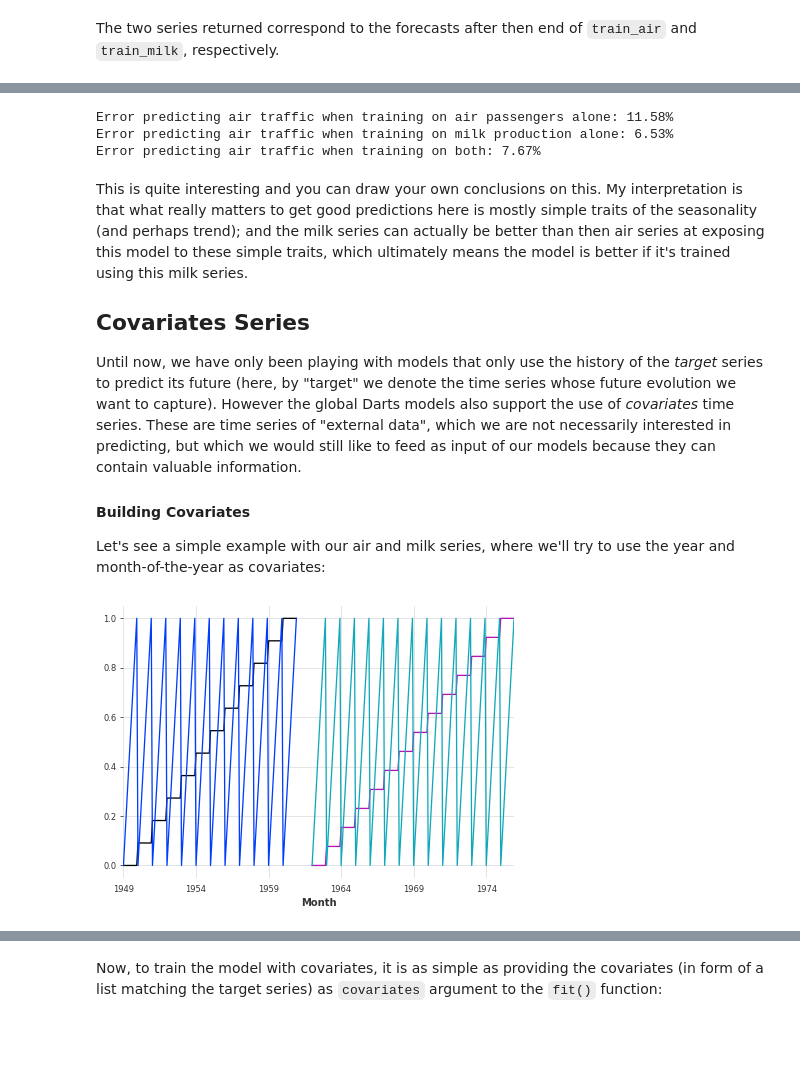
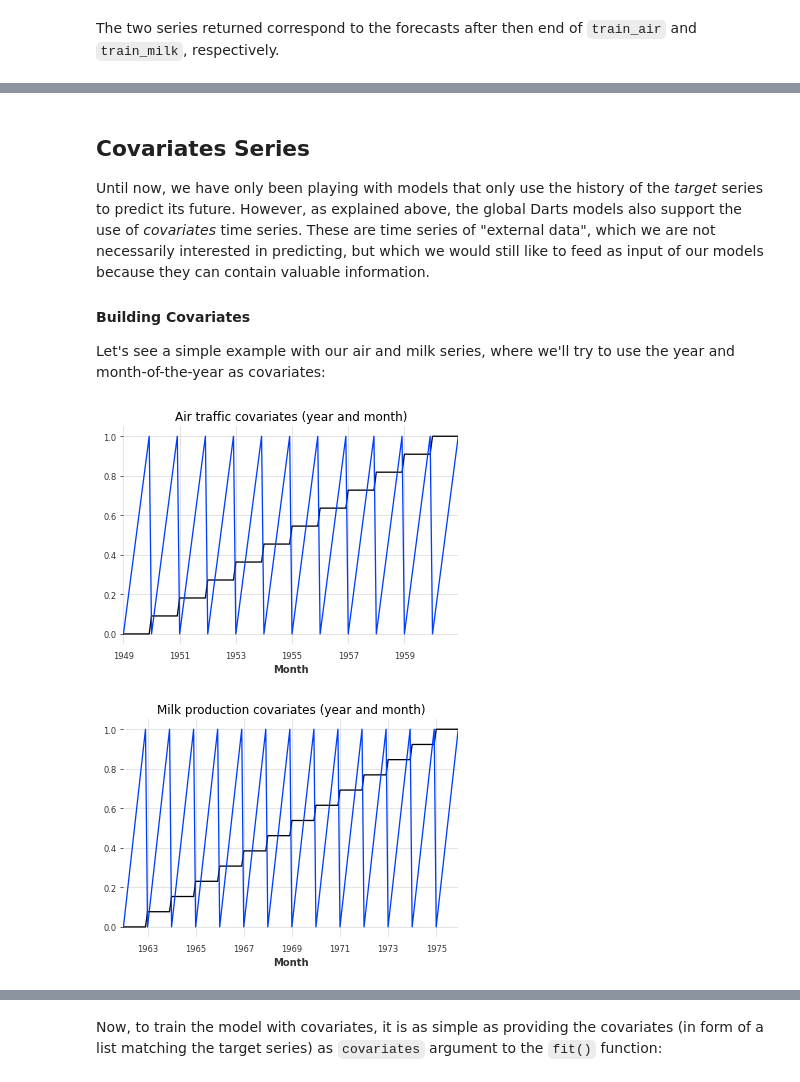
Before and after one commit to unit8co/darts, a Jupyter notebook: examples/multi-time-series-and-covariates.ipynb, the cells around one changed output, grey strips where cells are left out. Saved outputs shown, nothing was run; the diff lists cells and outputs as text; code cells hidden in the pictures; blank space fills up the shorter version.

```diff
--- a/examples/multi-time-series-and-covariates.ipynb
+++ b/examples/multi-time-series-and-covariates.ipynb
@@ -215,51 +193,42 @@ model_air_milk.fit([train_air, train_milk])
-# %%
-pred_from_air_model = model_air_alone.predict(n=len(val_air))
-pred_from_milk_model = model_milk_alone.predict(n=len(val_air), series=train_air)
-pred_from_air_milk_model = model_air_milk.predict(n=len(val_air), series=train_air)
-
-print('Error predicting air traffic when training on air passengers alone: {:.2f}%'.format(mape(pred_from_air_model, val_air)))
-print('Error predicting air traffic when training on milk production alone: {:.2f}%'.format(mape(pred_from_milk_model, val_air)))
-print('Error predicting air traffic when training on both: {:.2f}%'.format(mape(pred_from_air_milk_model, val_air)))
-# %% [output]
-Error predicting air traffic when training on air passengers alone: 11.58%
-Error predicting air traffic when training on milk production alone: 6.53%
-Error predicting air traffic when training on both: 7.67%
 # %% [markdown]
-This is quite interesting and you can draw your own conclusions on this. My interpretation is that what really matters to get good predictions here is mostly simple traits of the seasonality (and perhaps trend); and the milk series can actually be better than then air series at exposing this model to these simple traits, which ultimately means the model is better if it's trained using this milk series.
-
 ## Covariates Series
 
-Until now, we have only been playing with models that only use the history of the *target* series to predict its future (here, by "target" we denote the time series whose future evolution we want to capture). However the global Darts models also support the use of *covariates* time series. These are time series of "external data", which we are not necessarily interested in predicting, but which we would still like to feed as input of our models because they can contain valuable information.
+Until now, we have only been playing with models that only use the history of the *target* series to predict its future. However, as explained above, the global Darts models also support the use of *covariates* time series. These are time series of "external data", which we are not necessarily interested in predicting, but which we would still like to feed as input of our models because they can contain valuable information.
 
 #### Building Covariates
 Let's see a simple example with our air and milk series, where we'll try to use the year and month-of-the-year as covariates:
 # %%
 # build year and month series:
 air_year = datetime_attribute_timeseries(series_air_scaled, attribute='year')
 air_month = datetime_attribute_timeseries(series_air_scaled, attribute='month')
 
 milk_year = datetime_attribute_timeseries(series_milk_scaled, attribute='year')
 milk_month = datetime_attribute_timeseries(series_milk_scaled, attribute='month')
 
 # stack year and month to obtain series of 2 dimensions (year and month):
 air_covariates = air_year.stack(air_month)
 milk_covariates = milk_year.stack(milk_month)
 
 # scale them between 0 and 1:
 scaler_dt_air = Scaler()
 air_covariates = scaler_dt_air.fit_transform(air_covariates)
 
 scaler_dt_milk = Scaler()
 milk_covariates = scaler_dt_milk.fit_transform(milk_covariates)
 
 # split in train/validation sets:
 air_train_covariates, air_val_covariates = air_covariates[:-36], air_covariates[-36:]
 milk_train_covariates, milk_val_covariates = milk_covariates[:-36], milk_covariates[-36:]
 
 # plot the covariates:
-plt.figure(figsize=(7,5))
-air_covariates.plot()
-milk_covariates.plot()
+plt.figure();
+air_covariates.plot();
+plt.title('Air traffic covariates (year and month)');
+
+plt.figure();
+milk_covariates.plot();
+plt.title('Milk production covariates (year and month)');
 # %% [output]
-[figure, old version]
+[figure, new version]
+[figure, added]
 # %% [markdown]
```
Also changed, not shown: parts of 33 cells of this notebook, 2 other files.
